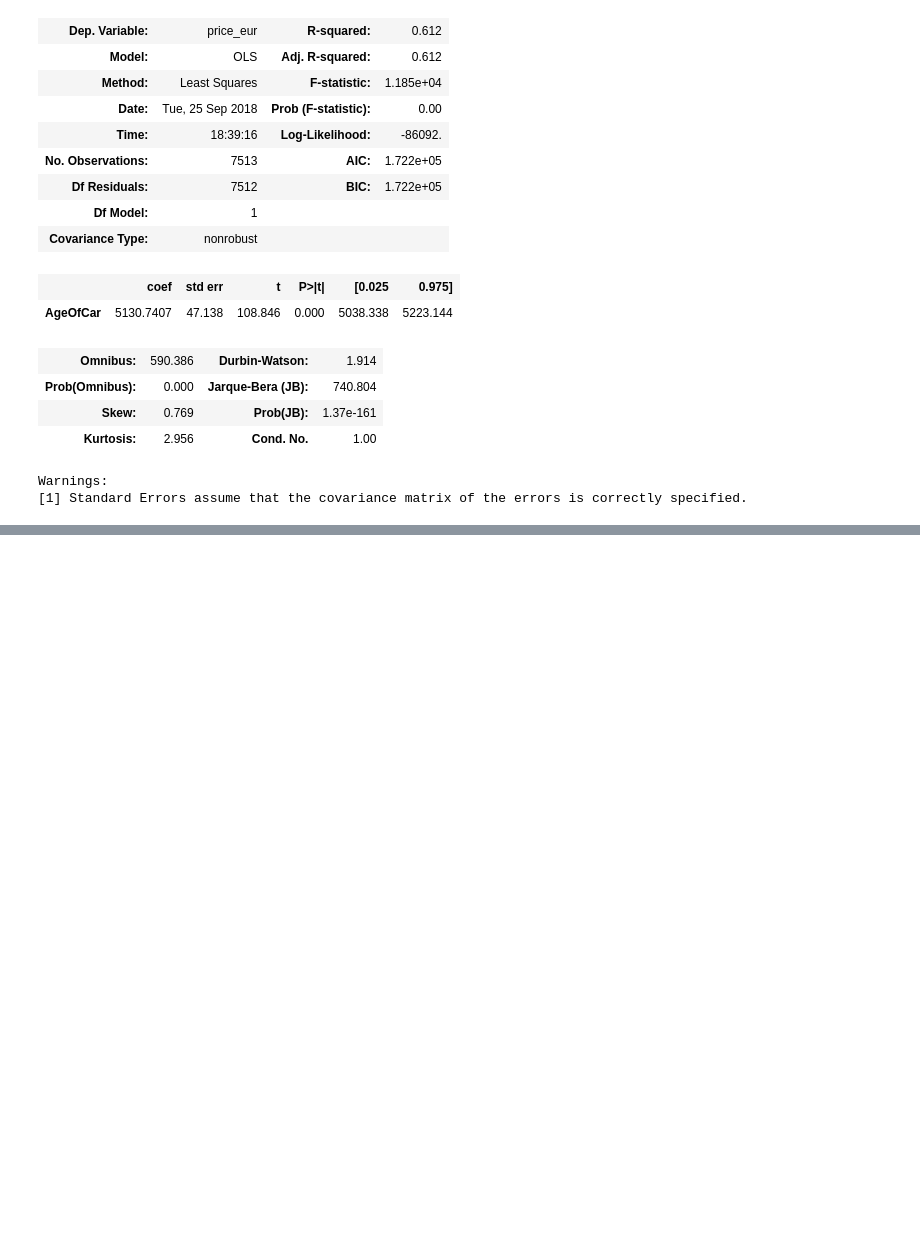
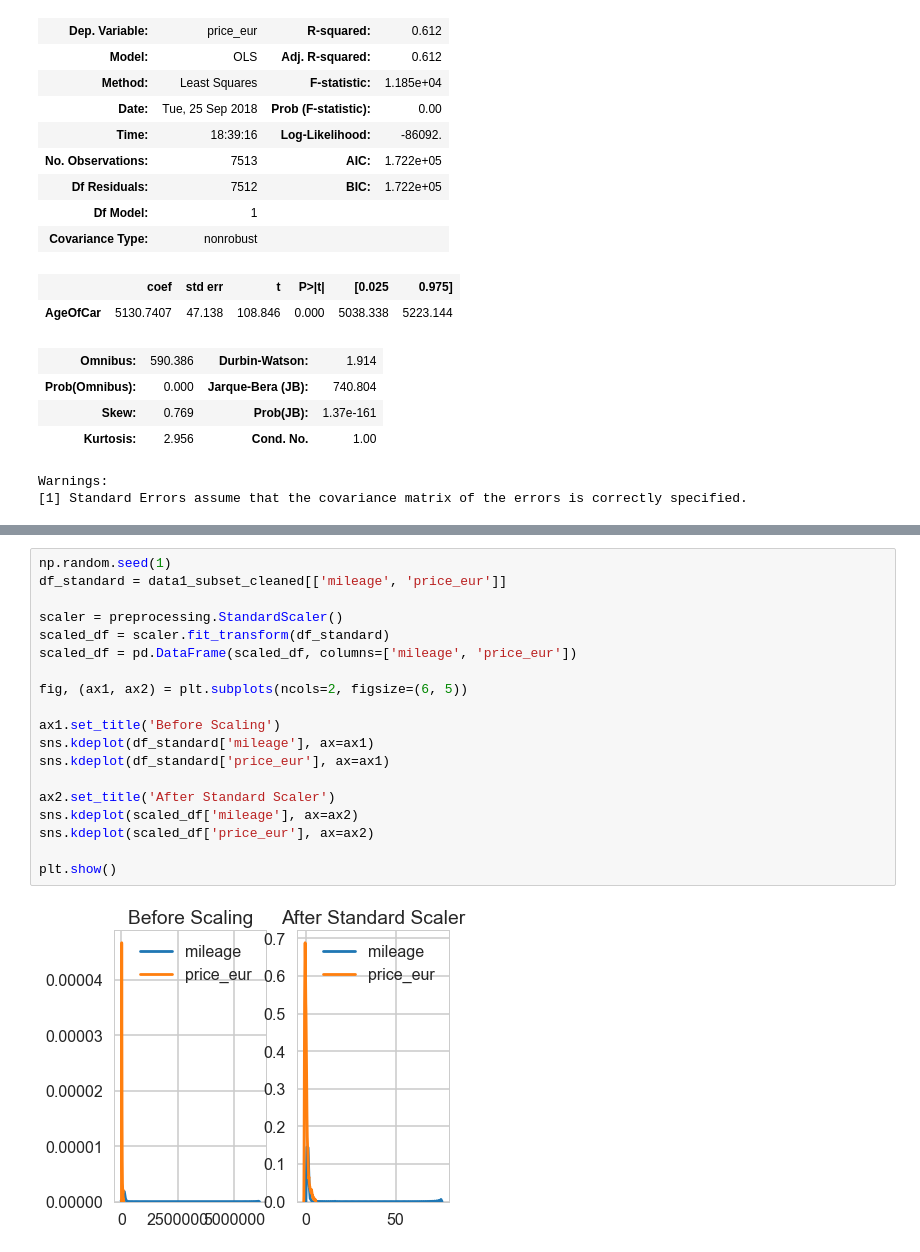
Before and after one commit to Supreethamg/CMPE257_ML, a Jupyter notebook: Linear Regression/cars_analysis_assignment_3.ipynb, the cells around one changed output, grey strips where cells are left out. Drawn from its saved outputs; the diff is of its cells as text; blank space fills up the shorter version.

```diff
--- a/Linear Regression/cars_analysis_assignment_3.ipynb
+++ b/Linear Regression/cars_analysis_assignment_3.ipynb
@@ -473,0 +521,21 @@ Warnings:
+# %%
+np.random.seed(1)
+df_standard = data1_subset_cleaned[['mileage', 'price_eur']]
+
+scaler = preprocessing.StandardScaler()
+scaled_df = scaler.fit_transform(df_standard)
+scaled_df = pd.DataFrame(scaled_df, columns=['mileage', 'price_eur'])
+
+fig, (ax1, ax2) = plt.subplots(ncols=2, figsize=(6, 5))
+
+ax1.set_title('Before Scaling')
+sns.kdeplot(df_standard['mileage'], ax=ax1)
+sns.kdeplot(df_standard['price_eur'], ax=ax1)
+
+ax2.set_title('After Standard Scaler')
+sns.kdeplot(scaled_df['mileage'], ax=ax2)
+sns.kdeplot(scaled_df['price_eur'], ax=ax2)
+
+plt.show()
+# %% [output]
+[figure, added]
```
Also changed, not shown: parts of 6 cells of this notebook, 1 other file.
